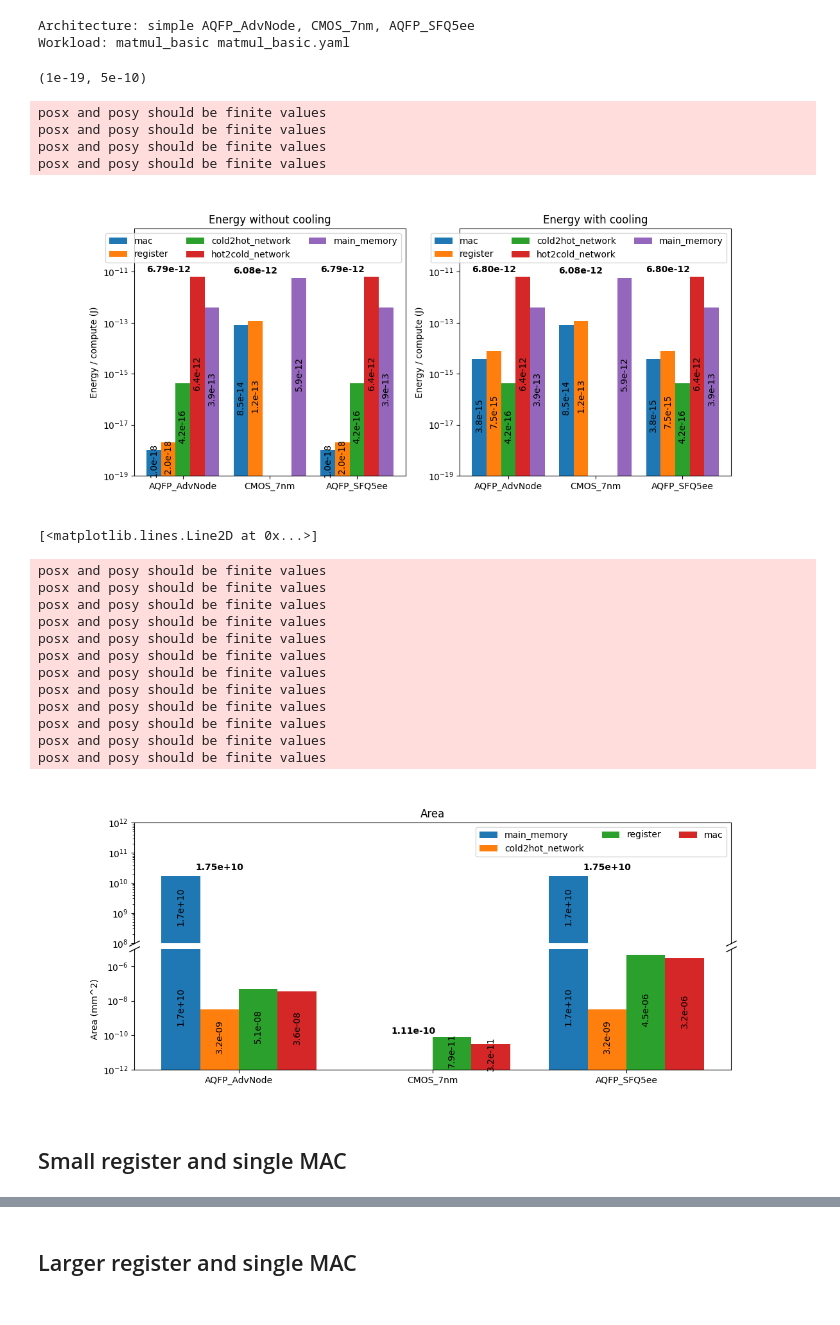
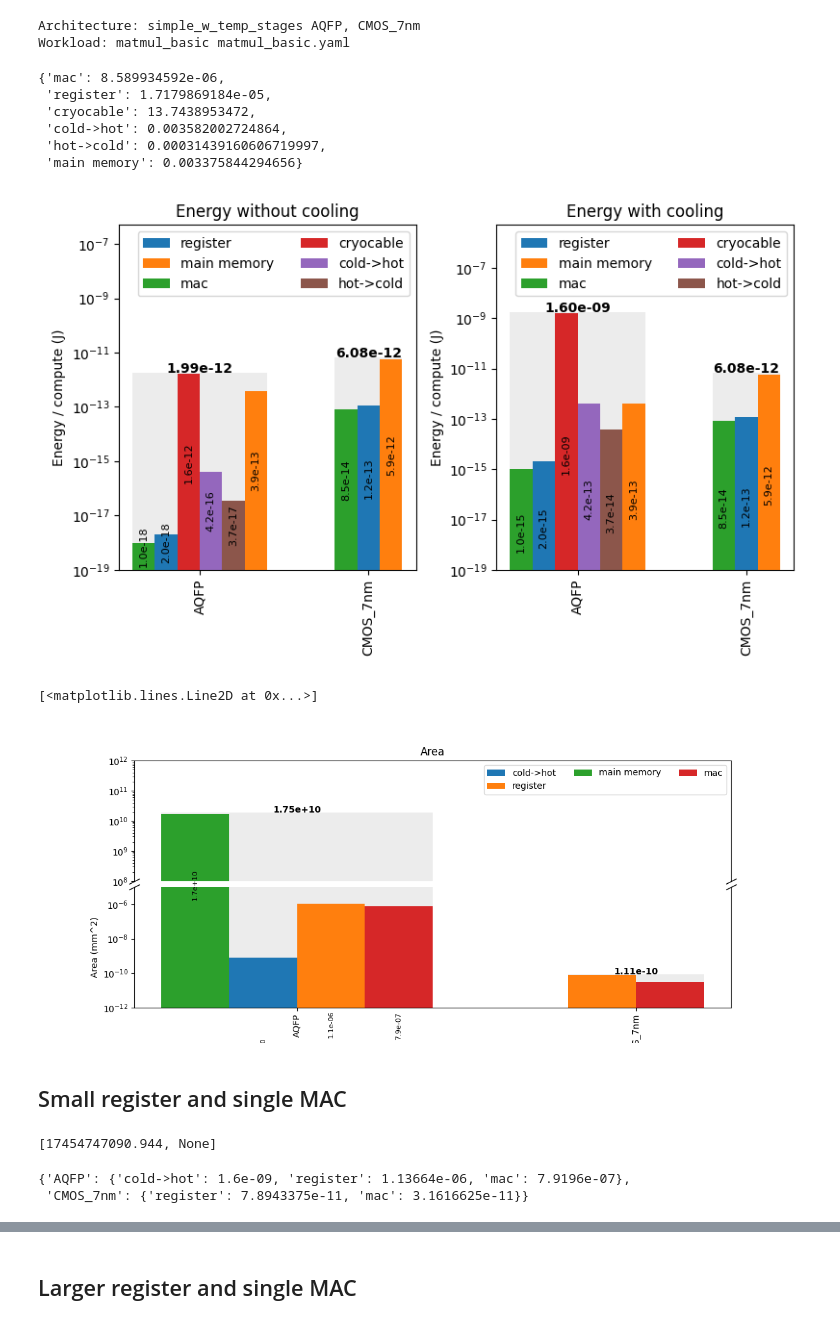
Before and after one commit to camronblackburn/superloop, a Jupyter notebook: workspace/examples/simple_matmul.ipynb, the cells around one changed output, grey strips where cells are left out. Drawn from its saved outputs; the diff is of its cells as text; code cells hidden in the pictures.

```diff
--- a/workspace/examples/simple_matmul.ipynb
+++ b/workspace/examples/simple_matmul.ipynb
@@ -16,8 +16,8 @@ if workspace_root not in sys.path:
 from scripts.plots import *
 from scripts.utils import *
 # %%
-ARCHITECTURE_CHOICE = 'simple'
-SUB_ARCHITECTURES = ['AQFP_AdvNode', 'CMOS_7nm', 'AQFP_SFQ5ee']
+ARCHITECTURE_CHOICE = 'simple_w_temp_stages'
+SUB_ARCHITECTURES = ['AQFP', 'CMOS_7nm']
 
 WORKLOAD_CHOICE = 'matmul_basic'
 LAYER_CHOICE = 'matmul_basic.yaml'
@@ -29,7 +29,7 @@ if not SUB_ARCHITECTURES:
 print(f'Architecture: {ARCHITECTURE_CHOICE} {", ".join(SUB_ARCHITECTURES)}')
 print(f'Workload: {WORKLOAD_CHOICE} {LAYER_CHOICE}')
 # %% [output]
-Architecture: simple AQFP_AdvNode, CMOS_7nm, AQFP_SFQ5ee
+Architecture: simple_w_temp_stages AQFP, CMOS_7nm
 Workload: matmul_basic matmul_basic.yaml
 # %%
 kwargs = dict(
@@ -52,20 +52,25 @@ results_w_cooling = Parallel(n_jobs=-1)(delayed(generate_result)(sub_architectur
 results_w_cooling = {sub_architecture: result for sub_architecture, result in zip(SUB_ARCHITECTURES, results_w_cooling)}
 energy_per_compute_w_cooling = {k:v.per_compute('per_component_energy') for k,v in results_w_cooling.items()}
 area_w_cooling = {k:v.per_component_area for k,v in results_w_cooling.items()}
+# %%
+results_w_cooling["AQFP"].per_component_energy
+# %% [output]
+{'mac': 8.589934592e-06,
+ 'register': 1.7179869184e-05,
+ 'cryocable': 13.7438953472,
+ 'cold->hot': 0.003582002724864,
+ 'hot->cold': 0.00031439160606719997,
+ 'main memory': 0.003375844294656}
 # %%
-fig, axs = plt.subplots(1, 2, figsize=(12, 5))
-bar_side_by_side(energy_per_compute_wo_cooling, ylabel="Energy / compute (J)", title="Energy without cooling", yscale="log", ax=axs[0], legend_ncol=3, missing_ok=True)
-bar_side_by_side(energy_per_compute_w_cooling, ylabel="Energy / compute (J)", title="Energy with cooling", yscale="log", ax=axs[1], legend_ncol=3, missing_ok=True)
+fig, axs = plt.subplots(1, 2, figsize=(8, 5))
+bar_side_by_side(energy_per_compute_wo_cooling, ylabel="Energy / compute (J)", title="Energy without cooling", yscale="log", ax=axs[0], legend_ncol=2, missing_ok=True, log_bottom= 5e-19)
+bar_side_by_side(energy_per_compute_w_cooling, ylabel="Energy / compute (J)", title="Energy with cooling", yscale="log", ax=axs[1], legend_ncol=2, missing_ok=True)
 
-axs[1].set_ylim(bottom=1e-19, top=5e-10)
-axs[0].set_ylim(bottom=1e-19, top=5e-10)
+axs[1].set_ylim(bottom=1e-19, top=5e-6)
+axs[0].set_ylim(bottom=1e-19, top=5e-7)
+plt.tight_layout()
 # %% [output]
-(1e-19, 5e-10)
-posx and posy should be finite values
-posx and posy should be finite values
-posx and posy should be finite values
-posx and posy should be finite values
-[figure, old version]
+[figure, new version]
 # %%
 fig, (ax1, ax2) = plt.subplots(2, 1, sharex=True, figsize=(12, 5))
 fig.subplots_adjust(hspace=0.05)
@@ -87,19 +92,7 @@ ax1.plot([0, 1], [0, 0], transform=ax1.transAxes, **kwargs)
 ax2.plot([0, 1], [1, 1], transform=ax2.transAxes, **kwargs)
 # %% [output]
 [<matplotlib.lines.Line2D at 0x...>]
-posx and posy should be finite values
-posx and posy should be finite values
-posx and posy should be finite values
-posx and posy should be finite values
-posx and posy should be finite values
-posx and posy should be finite values
-posx and posy should be finite values
-posx and posy should be finite values
-posx and posy should be finite values
-posx and posy should be finite values
-posx and posy should be finite values
-posx and posy should be finite values
-[figure, old version]
+[figure, new version]
 # %% [markdown]
 ## Small register and single MAC
 # %%
@@ -117,4 +110,13 @@ results = Parallel(n_jobs=-1)(delayed(generate_result)(sub_architecture, BATCH_S
 results = {sub_architecture: result for sub_architecture, result in zip(SUB_ARCHITECTURES, results)}
 energy_per_compute = {k:v.per_compute('per_component_energy') for k,v in results.items()}
 area = {k:v.per_component_area for k,v in results.items()}
+[area[k].pop("main memory", None) for k in area.keys()] # remove main memory from area because it's capacity was arbitrarily set
+# %% [output]
+[17454747090.944, None]
+# %%
+#area['AQFP'].pop("main memory", None)
+area
+# %% [output]
+{'AQFP': {'cold->hot': 1.6e-09, 'register': 1.13664e-06, 'mac': 7.9196e-07},
+ 'CMOS_7nm': {'register': 7.8943375e-11, 'mac': 3.1616625e-11}}
 # %%
```
Also changed, not shown: parts of 1 cell of this notebook, 14 other files.
